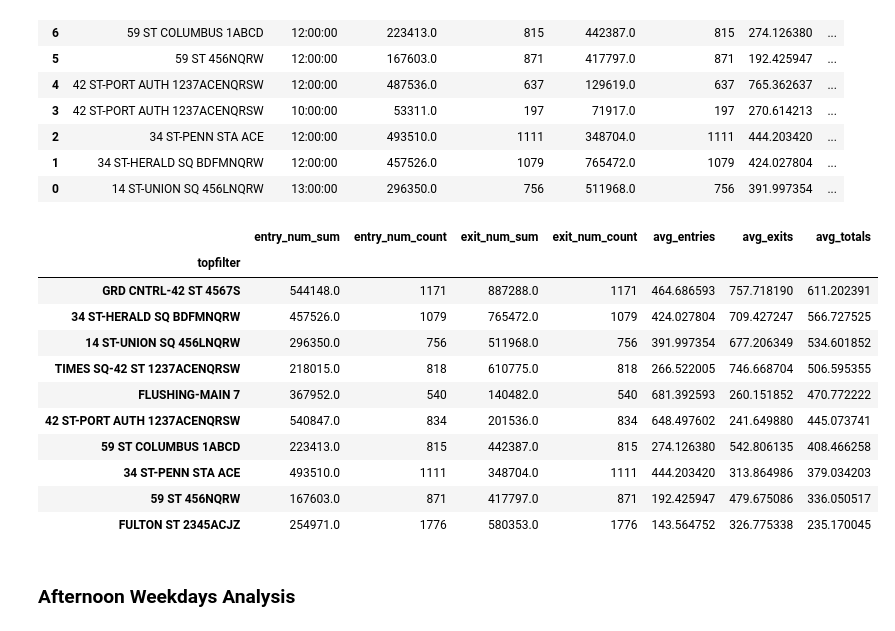
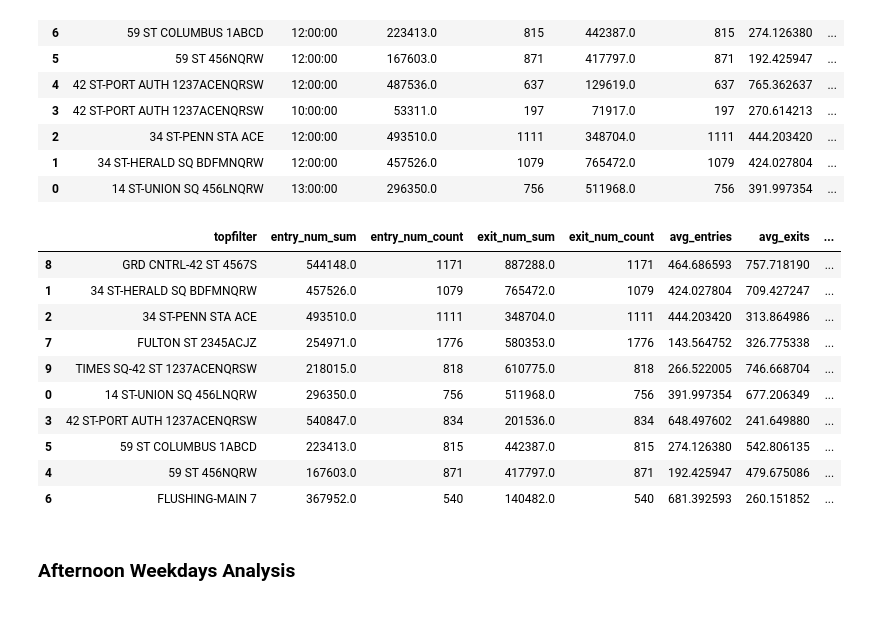
Before and after one commit to adam-ariel/Metis-Project-1----MTA, a Jupyter notebook: project1_wkbk.ipynb, the cells around one changed output. Drawn from its saved outputs; the diff is of its cells as text; code cells hidden in the pictures.

```diff
--- a/project1_wkbk.ipynb
+++ b/project1_wkbk.ipynb
@@ -531,0 +525,5 @@ weekend_df
+# %%
+entrances = pd.DataFrame(weekend_df.groupby('STATION').station_id.nunique())
+entrances = entrances.reset_index()
+entrances = entrances.rename(index=str, columns={"station_id": "entrance_count"})
+entrances.reset_index(drop=True)
@@ -532,7 +567,7 @@ weekend_df
 # %% [markdown]
 ## Weekday Analysis
 # %%
-by_time = weekdays_df.groupby(['topfilter','time'])[['entry_num', 'exit_num']].agg(['sum', 'count'])
+by_time = weekdays_df.groupby(['topfilter','time'], as_index=False)[['entry_num', 'exit_num']].agg(['sum', 'count'])
 by_time.columns = ['_'.join(col).strip() for col in by_time.columns.values]
 [''.join(col).strip() for col in by_time.columns.values]
 by_time['avg_entries'] = (by_time['entry_num_sum']/by_time['entry_num_count'])
@@ -608,24 +643,30 @@ morning.sort_values(by=['topfilter', 'time_parse', 'avg_totals'], ascending = Fa
 | 1 | 34 ST-HERALD SQ BDFMNQRW | 12:00:00 | 457526.0 | 1079 | 765472.0 | 1079 | 424.027804 | ... |
 | 0 | 14 ST-UNION SQ 456LNQRW | 13:00:00 | 296350.0 | 756 | 511968.0 | 756 | 391.997354 | ... |
 # %%
-grouped_morning = morning.groupby(['topfilter'])[['entry_num_sum', 'entry_num_count', 'exit_num_sum', 'exit_num_count']].sum()
-grouped_morning['avg_entries'] = (grouped_morning['entry_num_sum']/grouped_morning['entry_num_count'])
-grouped_morning['avg_exits'] = (grouped_morning['exit_num_sum']/grouped_morning['exit_num_count'])
-grouped_morning['avg_totals'] = (grouped_morning['entry_num_sum']+grouped_morning['exit_num_sum'])/(grouped_morning['entry_num_count']+grouped_morning['exit_num_count'])
-grouped_morning.sort_values(by=['avg_totals'], ascending = False)
+gd_weekday_morning = morning.groupby(['topfilter'], as_index=False)[['entry_num_sum', 'entry_num_count', 'exit_num_sum', 'exit_num_count']].sum()
+gd_weekday_morning['avg_entries'] = (gd_weekday_morning['entry_num_sum']/gd_weekday_morning['entry_num_count'])
+gd_weekday_morning['avg_exits'] = (gd_weekday_morning['exit_num_sum']/gd_weekday_morning['exit_num_count'])
+gd_weekday_morning['avg_totals'] = (gd_weekday_morning['entry_num_sum']+gd_weekday_morning['exit_num_sum'])/(gd_weekday_morning['entry_num_count']+gd_weekday_morning['exit_num_count'])
+
+gd_weekday_morning.sort_values(by=['topfilter'], ascending = True)
+gd_weekday_morning['zip_code'] = station_income_zip['zipcode']
+gd_weekday_morning['avg_income'] = station_income_zip['avg_income']
+gd_weekday_morning['entrance_count'] = list(entrances['entrance_count'])
+gd_weekday_morning['avg_totals_station'] = ((gd_weekday_morning['avg_totals'] * gd_weekday_morning['entrance_count'])/4)
+
+gd_weekday_morning.sort_values(by=['avg_totals_station'], ascending = False)
 # %% [output]
-|  | entry_num_sum | entry_num_count | exit_num_sum | exit_num_count | avg_entries | avg_exits | avg_totals |
-| topfilter |  |  |  |  |  |  |  |
-| GRD CNTRL-42 ST 4567S | 544148.0 | 1171 | 887288.0 | 1171 | 464.686593 | 757.718190 | 611.202391 |
-| 34 ST-HERALD SQ BDFMNQRW | 457526.0 | 1079 | 765472.0 | 1079 | 424.027804 | 709.427247 | 566.727525 |
-| 14 ST-UNION SQ 456LNQRW | 296350.0 | 756 | 511968.0 | 756 | 391.997354 | 677.206349 | 534.601852 |
-| TIMES SQ-42 ST 1237ACENQRSW | 218015.0 | 818 | 610775.0 | 818 | 266.522005 | 746.668704 | 506.595355 |
-| FLUSHING-MAIN 7 | 367952.0 | 540 | 140482.0 | 540 | 681.392593 | 260.151852 | 470.772222 |
-| 42 ST-PORT AUTH 1237ACENQRSW | 540847.0 | 834 | 201536.0 | 834 | 648.497602 | 241.649880 | 445.073741 |
-| 59 ST COLUMBUS 1ABCD | 223413.0 | 815 | 442387.0 | 815 | 274.126380 | 542.806135 | 408.466258 |
-| 34 ST-PENN STA ACE | 493510.0 | 1111 | 348704.0 | 1111 | 444.203420 | 313.864986 | 379.034203 |
-| 59 ST 456NQRW | 167603.0 | 871 | 417797.0 | 871 | 192.425947 | 479.675086 | 336.050517 |
-| FULTON ST 2345ACJZ | 254971.0 | 1776 | 580353.0 | 1776 | 143.564752 | 326.775338 | 235.170045 |
+|  | topfilter | entry_num_sum | entry_num_count | exit_num_sum | exit_num_count | avg_entries | avg_exits | ... |
+| 8 | GRD CNTRL-42 ST 4567S | 544148.0 | 1171 | 887288.0 | 1171 | 464.686593 | 757.718190 | ... |
+| 1 | 34 ST-HERALD SQ BDFMNQRW | 457526.0 | 1079 | 765472.0 | 1079 | 424.027804 | 709.427247 | ... |
+| 2 | 34 ST-PENN STA ACE | 493510.0 | 1111 | 348704.0 | 1111 | 444.203420 | 313.864986 | ... |
+| 7 | FULTON ST 2345ACJZ | 254971.0 | 1776 | 580353.0 | 1776 | 143.564752 | 326.775338 | ... |
+| 9 | TIMES SQ-42 ST 1237ACENQRSW | 218015.0 | 818 | 610775.0 | 818 | 266.522005 | 746.668704 | ... |
+| 0 | 14 ST-UNION SQ 456LNQRW | 296350.0 | 756 | 511968.0 | 756 | 391.997354 | 677.206349 | ... |
+| 3 | 42 ST-PORT AUTH 1237ACENQRSW | 540847.0 | 834 | 201536.0 | 834 | 648.497602 | 241.649880 | ... |
+| 5 | 59 ST COLUMBUS 1ABCD | 223413.0 | 815 | 442387.0 | 815 | 274.126380 | 542.806135 | ... |
+| 4 | 59 ST 456NQRW | 167603.0 | 871 | 417797.0 | 871 | 192.425947 | 479.675086 | ... |
+| 6 | FLUSHING-MAIN 7 | 367952.0 | 540 | 140482.0 | 540 | 681.392593 | 260.151852 | ... |
 # %% [markdown]
 ### Afternoon Weekdays Analysis
 # %%
```
Also changed, not shown: parts of 15 cells of this notebook.
